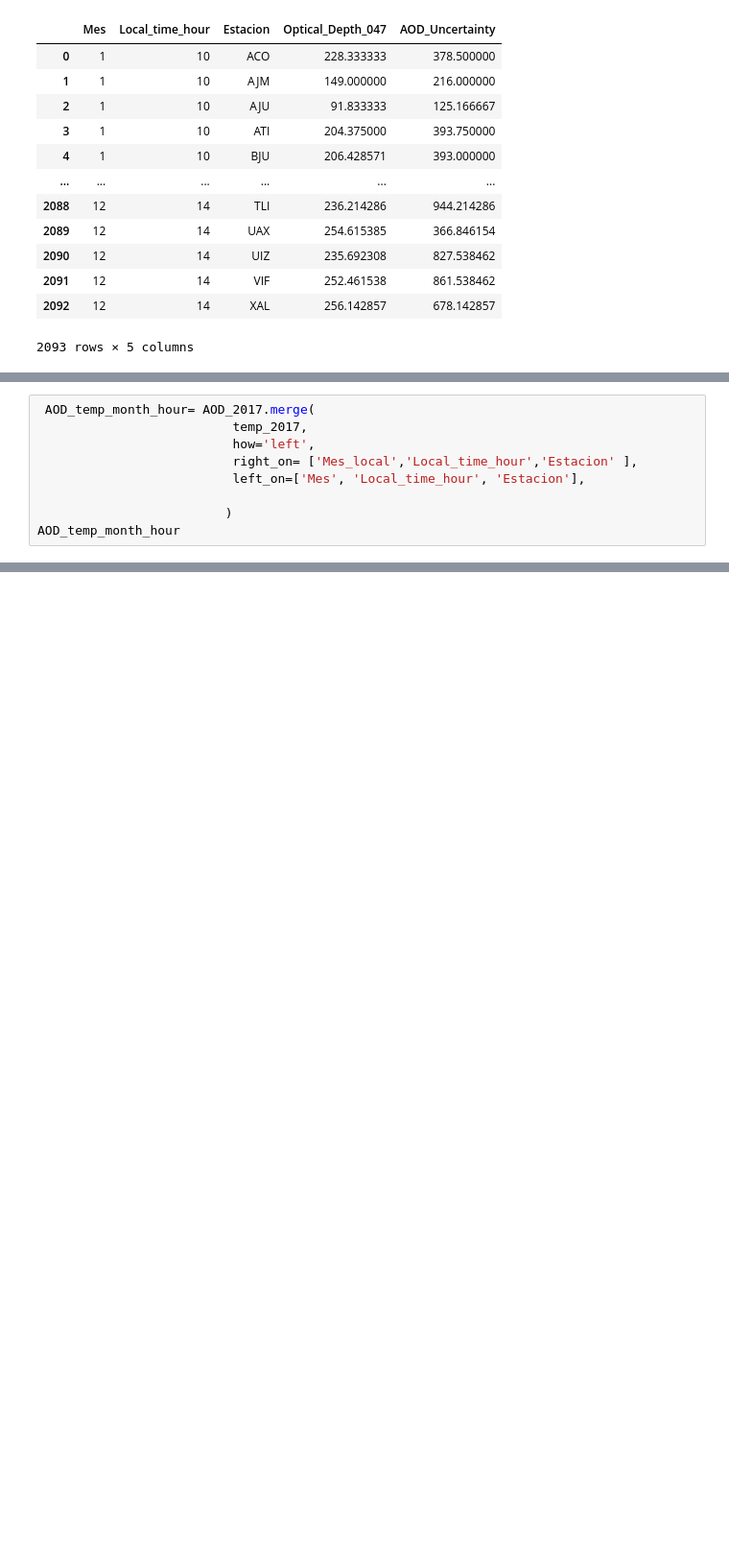
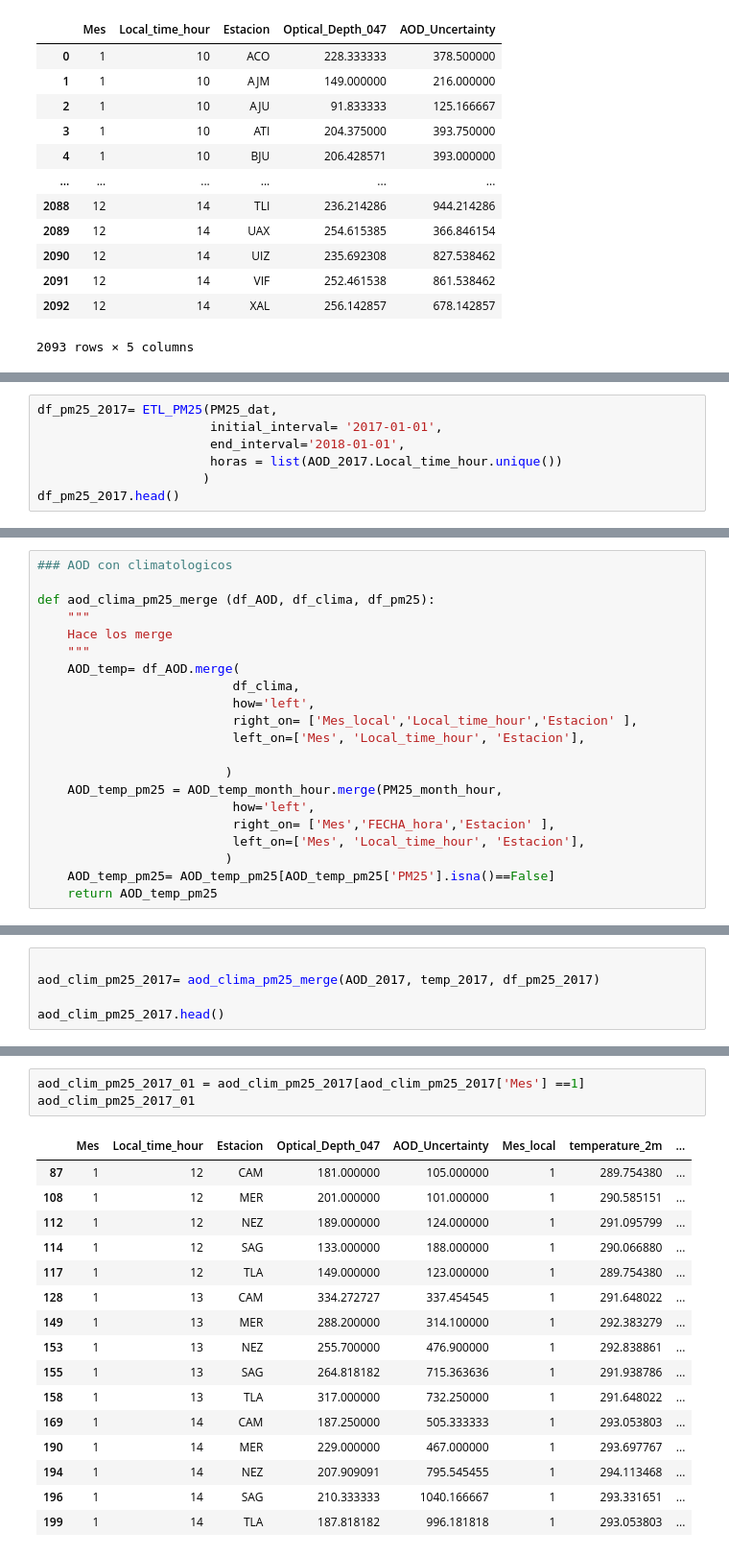
Before and after one commit to msalazarcgeo/contaminantes_satelites, a Jupyter notebook: notebooks/aver_data.ipynb, the cells around one changed output, grey strips where cells are left out. Shown: that part at 96% size. Drawn from its saved outputs; the diff is of its cells as text; blank space fills up the shorter version.

```diff
--- a/notebooks/aver_data.ipynb
+++ b/notebooks/aver_data.ipynb
@@ -638,0 +617,7 @@ def group_temperatura(df_tempera,
+# %%
+df_pm25_2017= ETL_PM25(PM25_dat,
+                       initial_interval= '2017-01-01',
+                       end_interval='2018-01-01',
+                       horas = list(AOD_2017.Local_time_hour.unique())
+                      )
+df_pm25_2017.head()
@@ -677,9 +699,21 @@ Hacer los merge
 # %%
- AOD_temp_month_hour= AOD_2017.merge(
-                          temp_2017,
+### AOD con climatologicos
+
+def aod_clima_pm25_merge (df_AOD, df_clima, df_pm25):
+    """
+    Hace los merge
+    """
+    AOD_temp= df_AOD.merge(
+                          df_clima,
                           how='left',
                           right_on= ['Mes_local','Local_time_hour','Estacion' ],
                           left_on=['Mes', 'Local_time_hour', 'Estacion'],
 
                          )
-AOD_temp_month_hour
+    AOD_temp_pm25 = AOD_temp_month_hour.merge(PM25_month_hour,
+                          how='left',
+                          right_on= ['Mes','FECHA_hora','Estacion' ],
+                          left_on=['Mes', 'Local_time_hour', 'Estacion'],
+                         )
+    AOD_temp_pm25= AOD_temp_pm25[AOD_temp_pm25['PM25'].isna()==False]
+    return AOD_temp_pm25
@@ -699,0 +720,5 @@ AOD_temp_month_hour
+# %%
+
+aod_clim_pm25_2017= aod_clima_pm25_merge(AOD_2017, temp_2017, df_pm25_2017)
+
+aod_clim_pm25_2017.head()
@@ -699,0 +732,20 @@ AOD_temp_month_hour
+# %%
+aod_clim_pm25_2017_01 = aod_clim_pm25_2017[aod_clim_pm25_2017['Mes'] ==1]
+aod_clim_pm25_2017_01
+# %% [output]
+|  | Mes | Local_time_hour | Estacion | Optical_Depth_047 | AOD_Uncertainty | Mes_local | temperature_2m | ... |
+| 87 | 1 | 12 | CAM | 181.000000 | 105.000000 | 1 | 289.754380 | ... |
+| 108 | 1 | 12 | MER | 201.000000 | 101.000000 | 1 | 290.585151 | ... |
+| 112 | 1 | 12 | NEZ | 189.000000 | 124.000000 | 1 | 291.095799 | ... |
+| 114 | 1 | 12 | SAG | 133.000000 | 188.000000 | 1 | 290.066880 | ... |
+| 117 | 1 | 12 | TLA | 149.000000 | 123.000000 | 1 | 289.754380 | ... |
+| 128 | 1 | 13 | CAM | 334.272727 | 337.454545 | 1 | 291.648022 | ... |
+| 149 | 1 | 13 | MER | 288.200000 | 314.100000 | 1 | 292.383279 | ... |
+| 153 | 1 | 13 | NEZ | 255.700000 | 476.900000 | 1 | 292.838861 | ... |
+| 155 | 1 | 13 | SAG | 264.818182 | 715.363636 | 1 | 291.938786 | ... |
+| 158 | 1 | 13 | TLA | 317.000000 | 732.250000 | 1 | 291.648022 | ... |
+| 169 | 1 | 14 | CAM | 187.250000 | 505.333333 | 1 | 293.053803 | ... |
+| 190 | 1 | 14 | MER | 229.000000 | 467.000000 | 1 | 293.697767 | ... |
+| 194 | 1 | 14 | NEZ | 207.909091 | 795.545455 | 1 | 294.113468 | ... |
+| 196 | 1 | 14 | SAG | 210.333333 | 1040.166667 | 1 | 293.331651 | ... |
+| 199 | 1 | 14 | TLA | 187.818182 | 996.181818 | 1 | 293.053803 | ... |
```
Also changed, not shown: parts of 36 cells of this notebook.
